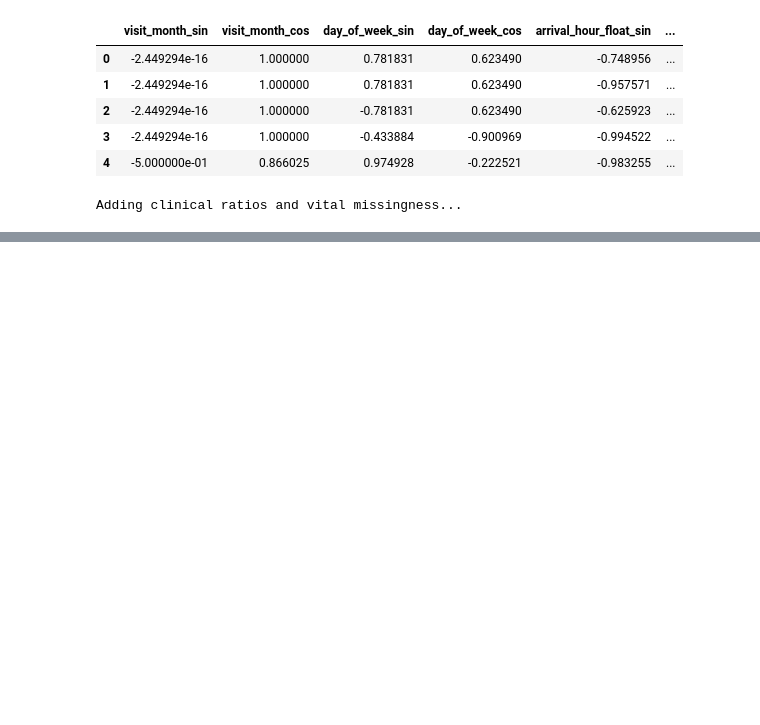
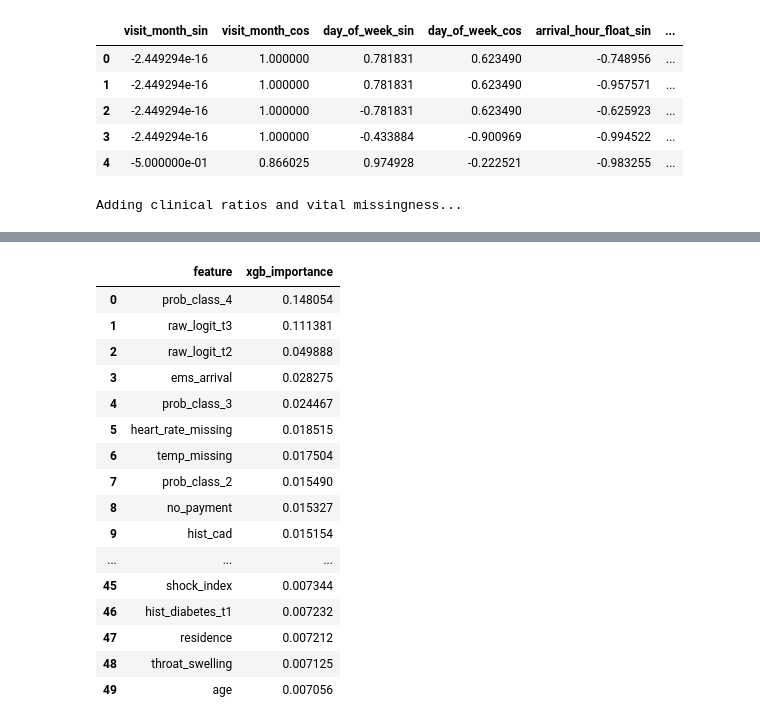
Before and after one commit to Reaper-ai/traigegeist, a Jupyter notebook: notebooks/modelling.ipynb, the cells around one changed output, grey strips where cells are left out. Drawn from its saved outputs; the diff is of its cells as text; code cells hidden in the pictures; blank space fills up the shorter version.

Commit message:
full model

```diff
--- a/notebooks/modelling.ipynb
+++ b/notebooks/modelling.ipynb
@@ -20,6 +20,7 @@ RANDOM_STATE = 42
 # %%
 df = pd.read_csv(PROJECT_ROOT / "working_data" / "nhamcs_data_2018_22.csv")
 df_nlp = pd.read_csv(PROJECT_ROOT / "working_data" / "nlp_full_logits_probs.csv")
+df_emergency = pd.read_csv(PROJECT_ROOT / "working_data" / "nhamcs_emergency_keyword_flags_matched_only.csv")
 # %%
 import numpy as np
 
@@ -228,6 +295,7 @@ xgb_params = {
     "eval_metric": "mlogloss",
     "enable_categorical": True,
     "tree_method": "hist",
+    "scale_pos_weight": "balanced",
 }
 rf_params = {
     "n_estimators": 500,
@@ -246,7 +314,7 @@ lgbm_params = {
     "colsample_bytree": 0.8,
     "objective": "multiclass",
     "random_state": RANDOM_STATE,
-    "class_weight": "balanced",
+    "is_unbalance": True,
     "n_jobs": -1,
     "verbose": -1,
 }
@@ -260,9 +328,23 @@ X_train, X_val, y_train, y_val = train_test_split(
     stratify=y,
 )
 
+if UNDERSAMPLE_ENABLED:
+    X_train_fit, y_train_fit, pre_counts, post_counts = undersample_majority_classes(
+        X_train,
+        y_train,
+        cap_factor=UNDERSAMPLE_CAP_FACTOR,
+        random_state=RANDOM_STATE,
+    )
+    if pre_counts is not None and post_counts is not None:
+        print("Holdout undersampling class counts before:", pre_counts.to_dict())
+        print("Holdout undersampling class counts after:", post_counts.to_dict())
+else:
+    X_train_fit, y_train_fit = X_train, y_train
+    pre_counts, post_counts = None, None
+
 model = XGBClassifier(**xgb_params)
-sample_weights = compute_sample_weight("balanced", y_train)
-model.fit(X_train, y_train, sample_weight=sample_weights)
+sample_weights = compute_sample_weight("balanced", y_train_fit)
+model.fit(X_train_fit, y_train_fit, sample_weight=sample_weights)
 
 holdout_pred = model.predict(X_val)
 holdout_qwk = qwk_score(y_val, holdout_pred)
@@ -300,20 +384,0 @@ Holdout QWK: 0.4887
-# %%
-skf = StratifiedKFold(n_splits=5, shuffle=True, random_state=RANDOM_STATE)
-oof_pred = np.zeros(len(y), dtype=int)
-
-for fold, (train_idx, val_idx) in enumerate(skf.split(X, y), start=1):
-    X_train = X.iloc[train_idx]
-    y_train = y.iloc[train_idx]
-    X_val = X.iloc[val_idx]
-    y_val = y.iloc[val_idx]
-
-    model = XGBClassifier(**xgb_params)
-    sample_weights = compute_sample_weight("balanced", y_train)
-    model.fit(X_train, y_train, sample_weight=sample_weights)
-    preds = model.predict(X_val)
-    oof_pred[val_idx] = preds
-    fold_qwk = qwk_score(y_val, preds)
-    print(f"Fold {fold} QWK: {fold_qwk:.4f}")
-
-oof_qwk = qwk_score(y, oof_pred)
-print(f"OOF QWK: {oof_qwk:.4f}")
@@ -399,0 +2110,20 @@ KeyboardInterrupt:
+# %%
+individual_xgb_feature_importance_df.head(50)
+# %% [output]
+|  | feature | xgb_importance |
+| 0 | prob_class_4 | 0.148054 |
+| 1 | raw_logit_t3 | 0.111381 |
+| 2 | raw_logit_t2 | 0.049888 |
+| 3 | ems_arrival | 0.028275 |
+| 4 | prob_class_3 | 0.024467 |
+| 5 | heart_rate_missing | 0.018515 |
+| 6 | temp_missing | 0.017504 |
+| 7 | prob_class_2 | 0.015490 |
+| 8 | no_payment | 0.015327 |
+| 9 | hist_cad | 0.015154 |
+| ... | ... | ... |
+| 45 | shock_index | 0.007344 |
+| 46 | hist_diabetes_t1 | 0.007232 |
+| 47 | residence | 0.007212 |
+| 48 | throat_swelling | 0.007125 |
+| 49 | age | 0.007056 |
```
Also changed, not shown: parts of 20 cells of this notebook, 48 other files.
